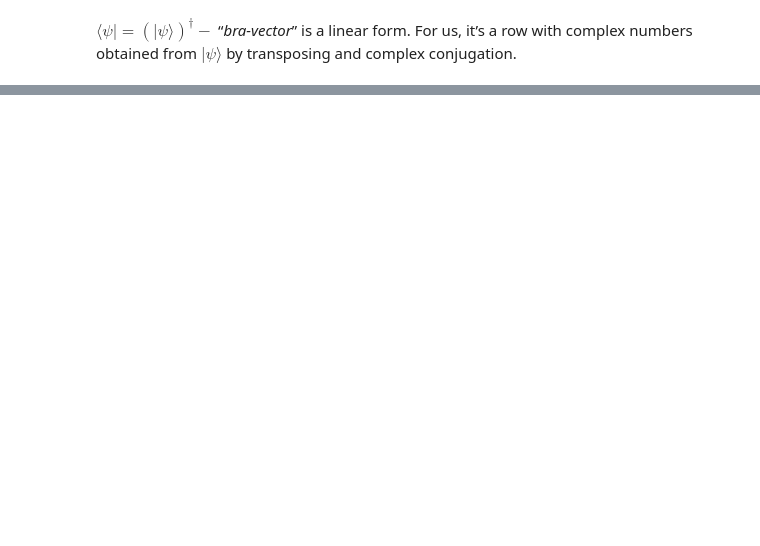
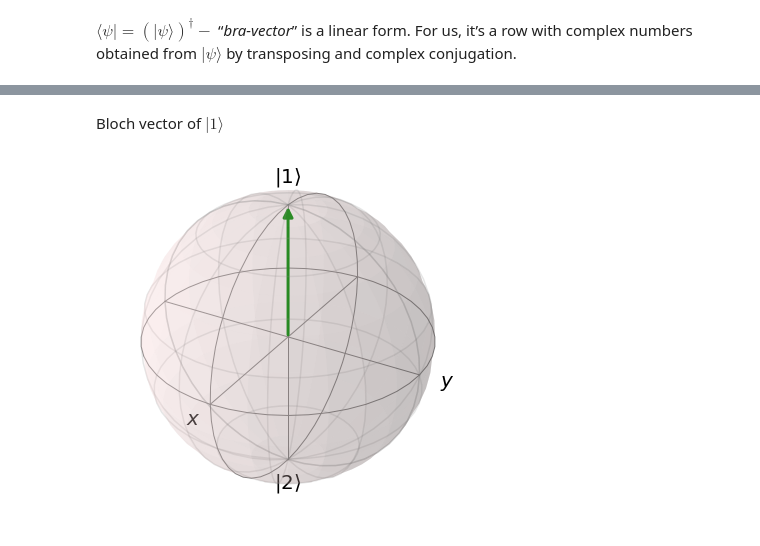
Before and after one commit to tretyakovmipt/quantum-intro-lectures, a Jupyter notebook: lectures-and-code.ipynb, the cells around one changed output, grey strips where cells are left out. Drawn from its saved outputs; the diff is of its cells as text; code cells hidden in the pictures; blank space fills up the shorter version.

```diff
--- a/lectures-and-code.ipynb
+++ b/lectures-and-code.ipynb
@@ -550,0 +252,7 @@ If it exists, it is unique. Does not depend on the initial state.
+# %% [markdown]
+Bloch vector of $|1\rangle$
+# %%
+b.add_states(ket1)
+b.show()
+# %% [output]
+[figure, added]
```
Also changed, not shown: parts of 46 cells of this notebook.
